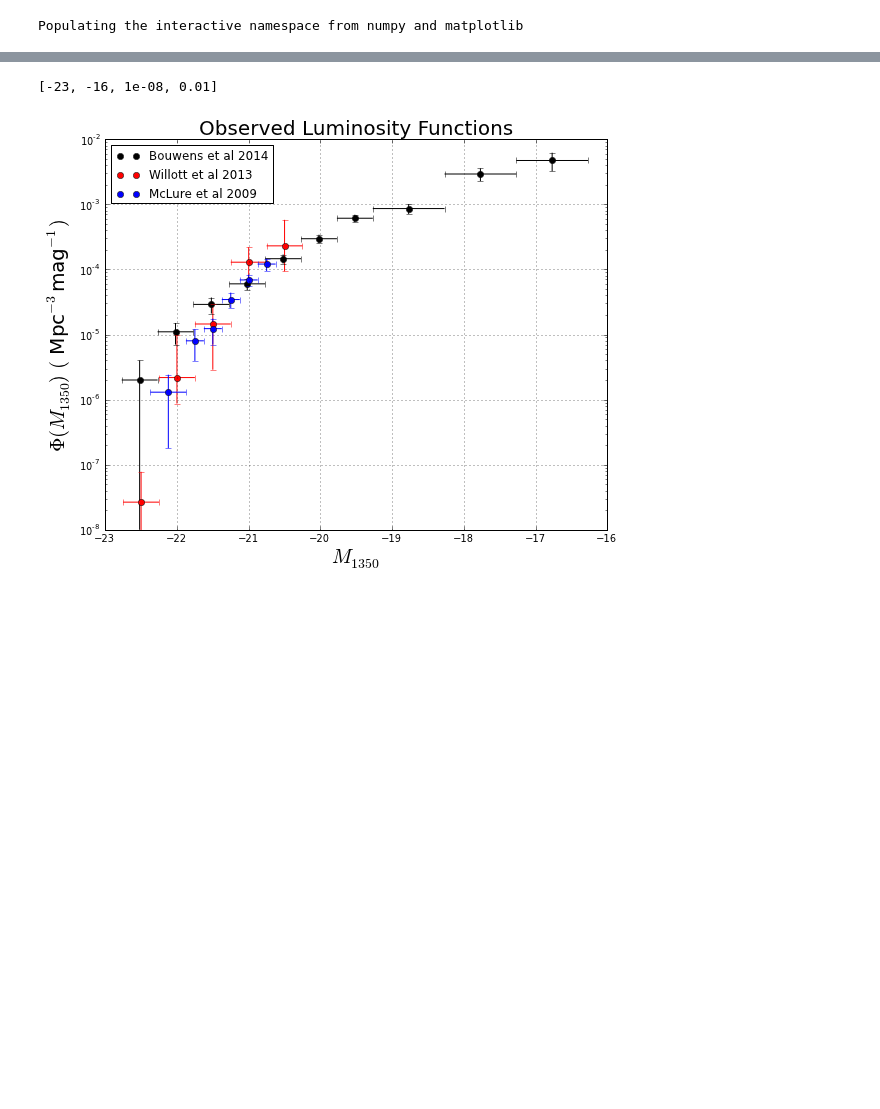
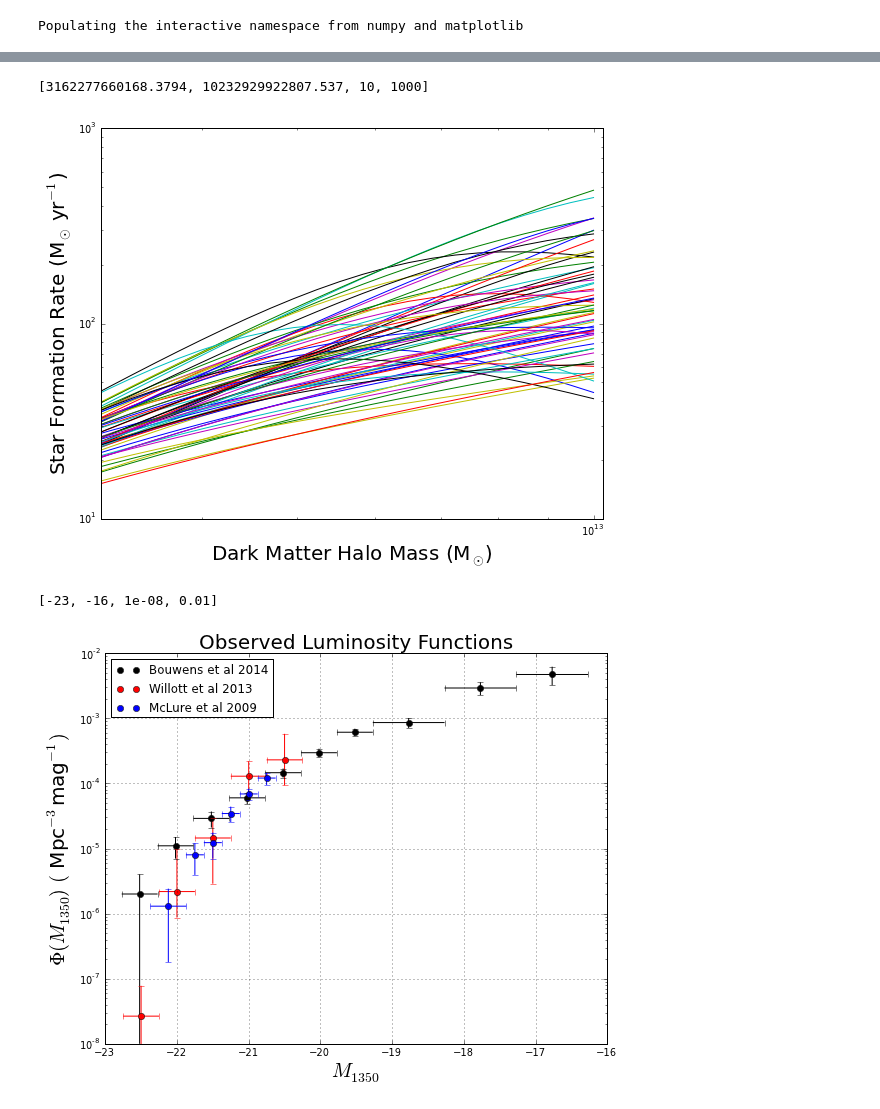
Before and after one commit to flgomezc/sfr-dmhm, a Jupyter notebook: analysis/plots-fail.ipynb, the cells around one changed output, grey strips where cells are left out. Cells and saved outputs as stored; diff of their text form; code cells hidden in the pictures; blank space fills up the shorter version.

```diff
--- a/analysis/plots-fail.ipynb
+++ b/analysis/plots-fail.ipynb
@@ -142,3 +208,24 @@ print histo1[:][:]
+# %%
+Mass = np.logspace(10.68,13,100)
+
+ylabel(r"Star Formation Rate (M$_\odot$ yr$^{-1}$)",fontsize=20)
+xlabel(r"Dark Matter Halo Mass (M$_\odot$)",fontsize=20)
+
+for K in range(0,64):
+
+    L_0  = 10**parameters[K,0]
+    M_0  = 10**parameters[K,1]
+    beta = parameters[K,2]
+    gamma= parameters[K,3]
+
+    plot(Mass,StarFormationRate(Mass,L_0,M_0,beta,gamma))
+    xscale('log')
+    yscale('log')
+
+axis([10**12.5,10**13.01,10,1000])
+# %% [output]
+[3162277660168.3794, 10232929922807.537, 10, 1000]
+[figure, added]
 # %%
 figure(figsize(9,7))
 plot()
```
Also changed, not shown: parts of 11 cells of this notebook.
